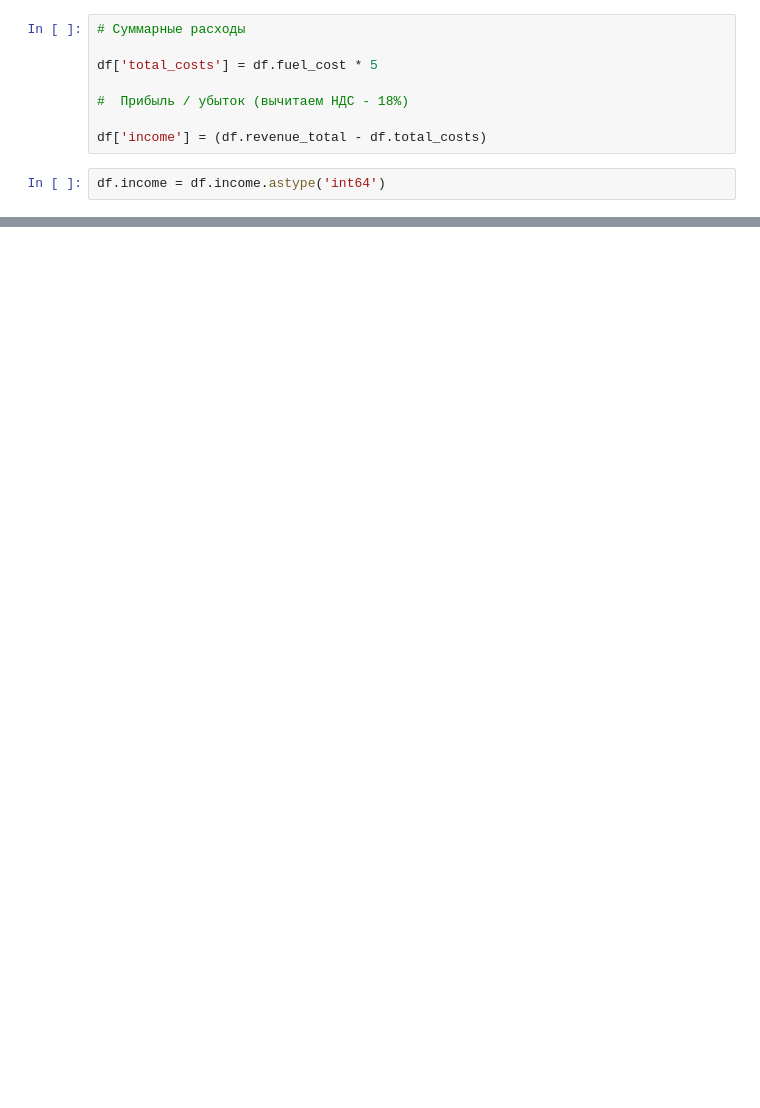
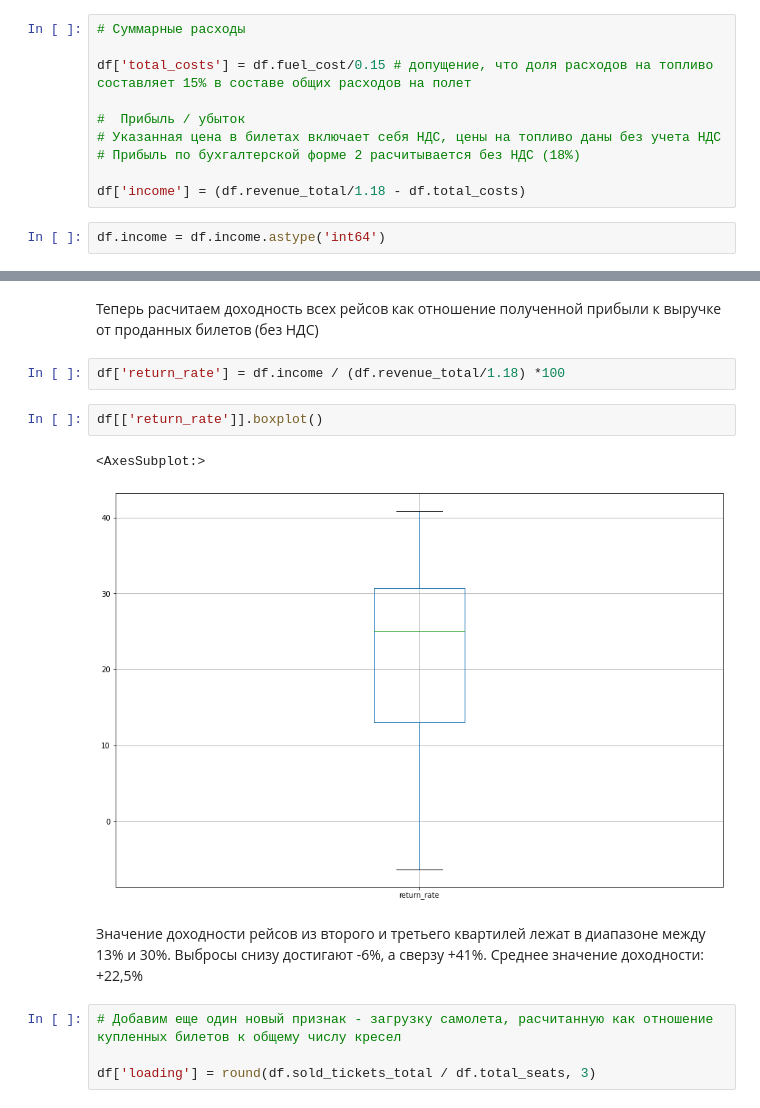
Before and after one commit to avfedorov1970/SkillFactory_DST_PRO, a Jupyter notebook: Module_4/Module_4_Andrey_Fedorov.ipynb, the cells around one changed output, grey strips where cells are left out. Saved outputs shown, nothing was run; the diff lists cells and outputs as text; blank space fills up the shorter version.

```diff
--- a/Module_4/Module_4_Andrey_Fedorov.ipynb
+++ b/Module_4/Module_4_Andrey_Fedorov.ipynb
@@ -156,11 +156,13 @@ df
 # %%
 # Суммарные расходы
 
-df['total_costs'] = df.fuel_cost * 5
+df['total_costs'] = df.fuel_cost/0.15 # допущение, что доля расходов на топливо составляет 15% в составе общих расходов на полет
 
-#  Прибыль / убыток (вычитаем НДС - 18%)
+#  Прибыль / убыток
+# Указанная цена в билетах включает себя НДС, цены на топливо даны без учета НДС
+# Прибыль по бухгалтерской форме 2 расчитывается без НДС (18%)
 
-df['income'] = (df.revenue_total - df.total_costs)
+df['income'] = (df.revenue_total/1.18 - df.total_costs)
 # %%
 df.income = df.income.astype('int64')
 # %%
@@ -185,0 +188,16 @@ print(f'Доля убыточных рейсов составляет {round(df[
+# %% [markdown]
+Теперь расчитаем доходность всех рейсов как отношение полученной прибыли к выручке от проданных билетов (без НДС)
+# %%
+df['return_rate'] = df.income / (df.revenue_total/1.18) *100
+# %%
+df[['return_rate']].boxplot()
+# %% [output]
+<AxesSubplot:>
+[figure, added]
+# %% [markdown]
+Значение доходности рейсов из второго и третьего квартилей лежат в диапазоне между 13% и 30%. Выбросы снизу достигают -6%,
+а сверзу +41%. Среднее значение доходности: +22,5%
+# %%
+# Добавим еще один новый признак - загрузку самолета, расчитанную как отношение купленных билетов к общему числу кресел
+
+df['loading'] = round(df.sold_tickets_total / df.total_seats, 3)
```
Also changed, not shown: parts of 21 cells of this notebook.
